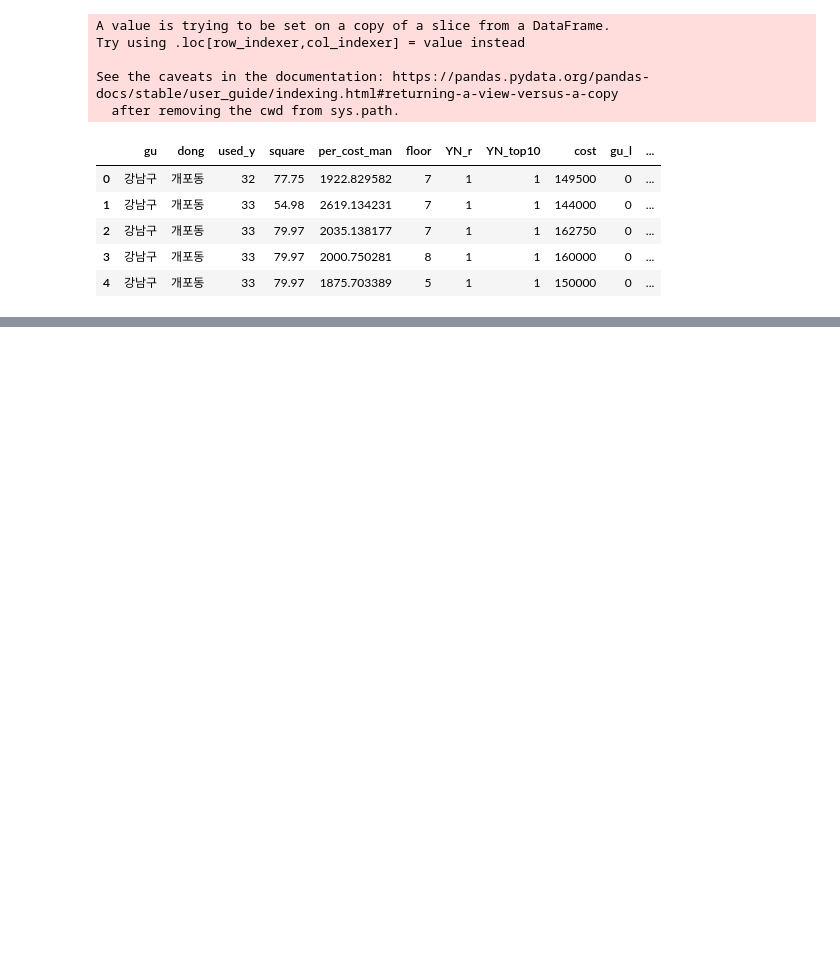
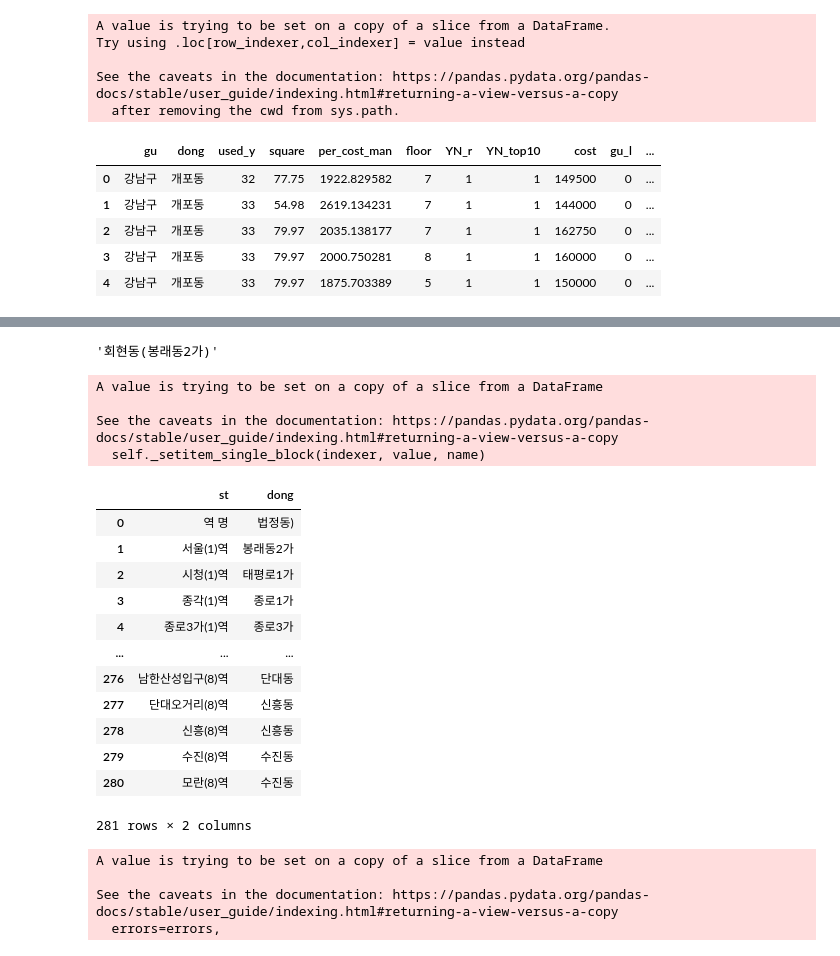
Before and after one commit to chaerui7967/ko_Apartment_Deal, a Jupyter notebook: Apart_EDA.ipynb, the cells around one changed output, grey strips where cells are left out. Drawn from its saved outputs; the diff is of its cells as text; code cells hidden in the pictures; blank space fills up the shorter version.

```diff
--- a/Apart_EDA.ipynb
+++ b/Apart_EDA.ipynb
@@ -561,0 +590,4 @@ seoul_3.head()
+# %%
+df_s1 = df_s[['Unnamed: 1','Unnamed: 2' ]]
+# %%
+df_s1.columns = ['st', 'dong']
@@ -561,0 +603,38 @@ seoul_3.head()
+# %%
+a = list(df_s1.dong.str.find('(').astype(int))
+b = list(df_s1.dong.str.find(')').astype(int))
+# %%
+ df_s1.dong.loc[1]
+# %% [output]
+'회현동(봉래동2가)'
+# %%
+for i in range(len(a)):
+    df_s1.dong.loc[i] = df_s1.dong.loc[i][a[i]+1:-1]
+# %% [output]
+A value is trying to be set on a copy of a slice from a DataFrame
+
+See the caveats in the documentation: https://pandas.pydata.org/pandas-docs/stable/user_guide/indexing.html#returning-a-view-versus-a-copy
+  self._setitem_single_block(indexer, value, name)
+# %%
+df_s1
+# %% [output]
+|  | st | dong |
+| 0 | 역 명 | 법정동) |
+| 1 | 서울(1)역 | 봉래동2가 |
+| 2 | 시청(1)역 | 태평로1가 |
+| 3 | 종각(1)역 | 종로1가 |
+| 4 | 종로3가(1)역 | 종로3가 |
+| ... | ... | ... |
+| 276 | 남한산성입구(8)역 | 단대동 |
+| 277 | 단대오거리(8)역 | 신흥동 |
+| 278 | 신흥(8)역 | 신흥동 |
+| 279 | 수진(8)역 | 수진동 |
+| 280 | 모란(8)역 | 수진동 |
+281 rows × 2 columns
+# %%
+df_s1.drop([0], inplace=True)
+# %% [output]
+A value is trying to be set on a copy of a slice from a DataFrame
+
+See the caveats in the documentation: https://pandas.pydata.org/pandas-docs/stable/user_guide/indexing.html#returning-a-view-versus-a-copy
+  errors=errors,
```
Also changed, not shown: parts of 18 cells of this notebook.
